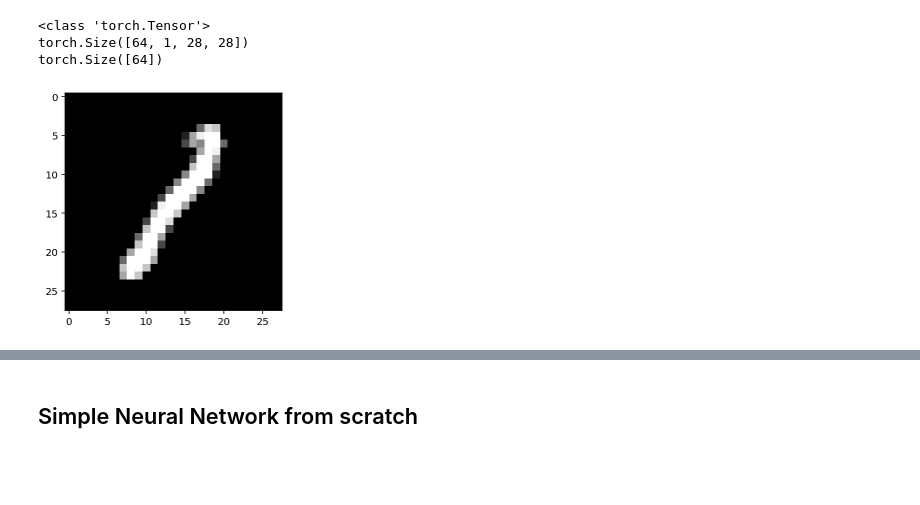
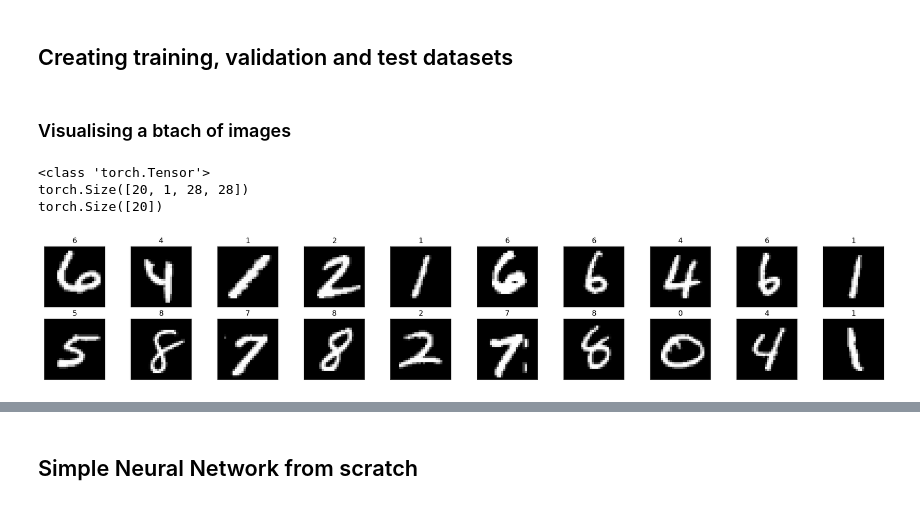
Before and after one commit to shiva-adith/neural_networks, a Jupyter notebook: MNIST/MNIST_Classifier.ipynb, the cells around one changed output, grey strips where cells are left out. Drawn from its saved outputs; the diff is of its cells as text; code cells hidden in the pictures; blank space fills up the shorter version.

Commit message:
Add validation process

```diff
--- a/MNIST/MNIST_Classifier.ipynb
+++ b/MNIST/MNIST_Classifier.ipynb
@@ -16,24 +12,53 @@ import helper
 %matplotlib inline
 %config InlineBackend.figure_format = 'retina'
-# %%
-transforms = transforms.Compose([transforms.ToTensor(),
-                                 transforms.Normalize((0.5,),(0.5,))])
-
-trainset = datasets.MNIST('../datasets/', train=True,transform=transforms)
-trainloader = torch.utils.data.DataLoader(trainset, batch_size=64,shuffle=True)
+# %% [markdown]
+## Creating  training, validation and test datasets
+# %%
+batch_size = 20
+valid_size = 0.2
+
+# convert the images to torch.FloatTensor
+transform = transforms.ToTensor()
+
+# split data into train and test sets
+trainset = datasets.MNIST('../datasets/', train=True,transform=transform)
+testset = datasets.MNIST('../datasets/', train=False, transform=transform)
+
+# creating a validation set from the training data
+num_train = len(trainset)
+indices = list(range(num_train))
+np.random.shuffle(indices)
+split = int(np.floor(valid_size * num_train))
+train_idx, valid_idx = indices[split:], indices[:split]
+
+# defining the samplers for training and validation sets
+train_sampler = SubsetRandomSampler(train_idx)
+valid_sampler = SubsetRandomSampler(valid_idx)
+
+# prepare the data loaders
+trainloader = torch.utils.data.DataLoader(trainset, batch_size=batch_size, sampler=train_sampler)
+validloader = torch.utils.data.DataLoader(trainset, batch_size=batch_size, sampler=valid_sampler)
+testloader = torch.utils.data.DataLoader(testset, batch_size=batch_size, shuffle=False)
+# %% [markdown]
+### Visualising a btach of images
 # %%
-dataiter = iter(trainloader)
+dataiter = iter(validloader)
 images, labels = dataiter.next()
 print(type(images))
 print(images.shape)
 print(labels.shape)
 # %% [output]
 <class 'torch.Tensor'>
-torch.Size([64, 1, 28, 28])
-torch.Size([64])
+torch.Size([20, 1, 28, 28])
+torch.Size([20])
 # %%
 # .squeeze() removes dimensions of size 1.. eg if shape of a matrix is (1,28,28), then output after squeezing will be (28,28)
-plt.imshow(images[37].numpy().squeeze(), cmap='Greys_r')
-plt.show()
+fig = plt.figure(figsize=(25, 4))
+for idx in np.arange(20):
+    ax = fig.add_subplot(2, 20/2, idx+1, xticks=[], yticks=[])
+    ax.imshow(np.squeeze(images[idx]), cmap='gray')
+    # print out the correct label for each image
+    # .item() gets the value contained in a Tensor
+    ax.set_title(str(labels[idx].item()))
 # %% [output]
-[figure, old version]
+[figure, new version]
```
Also changed, not shown: parts of 18 cells of this notebook.
